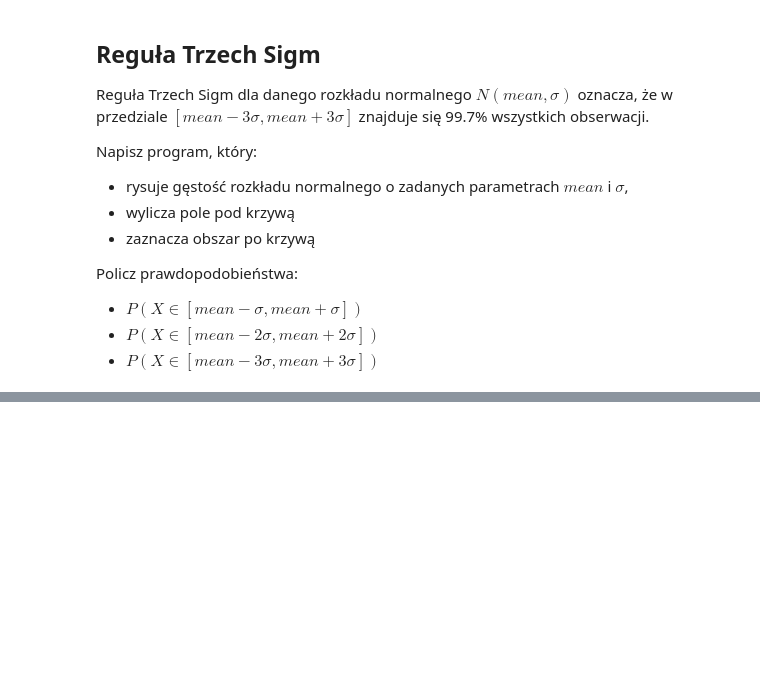
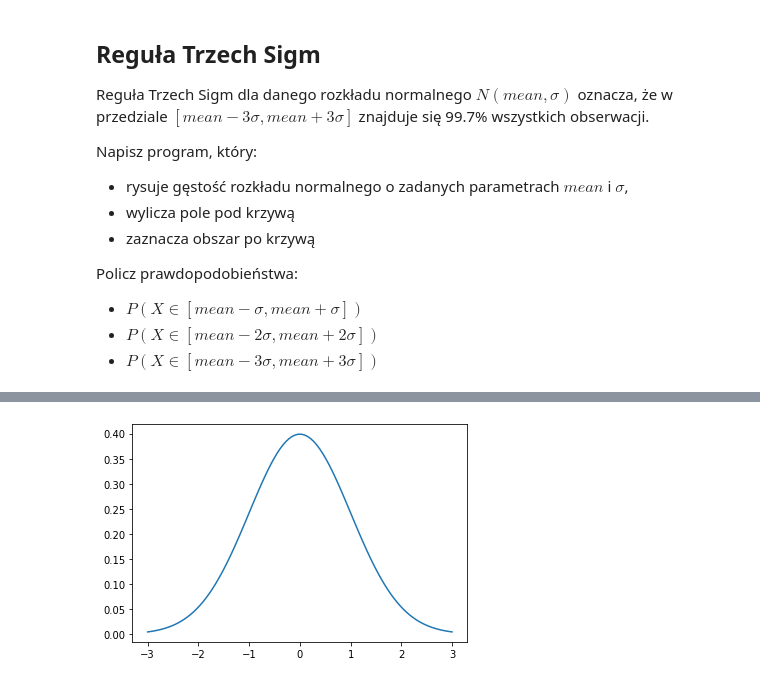
Before and after one commit to mladbago/podstawy_sztucznej_inteligencji, a Jupyter notebook: Z02_numy_pandas.ipynb, the cells around one changed output, grey strips where cells are left out. Saved outputs shown, nothing was run; the diff lists cells and outputs as text; code cells hidden in the pictures; blank space fills up the shorter version.

```diff
--- a/Z02_numy_pandas.ipynb
+++ b/Z02_numy_pandas.ipynb
@@ -1761,0 +1743,10 @@ Policz prawdopodobieństwa:
+# %%
+import math
+mean = 0
+variance = 1
+sigma = math.sqrt(variance)
+x = np.linspace(mean - 3 * sigma, mean + 3 * sigma, 100)
+plt.plot(x, stats.norm.pdf(x, mean, sigma))
+plt.show()
+# %% [output]
+[figure, added]
```
Also changed, not shown: parts of 26 cells of this notebook.
